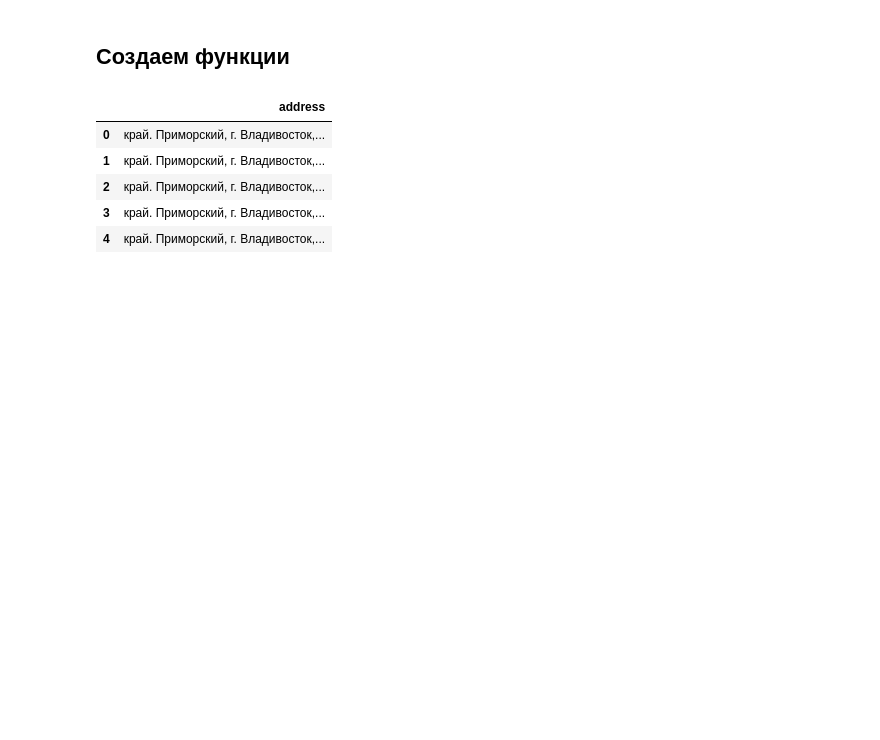
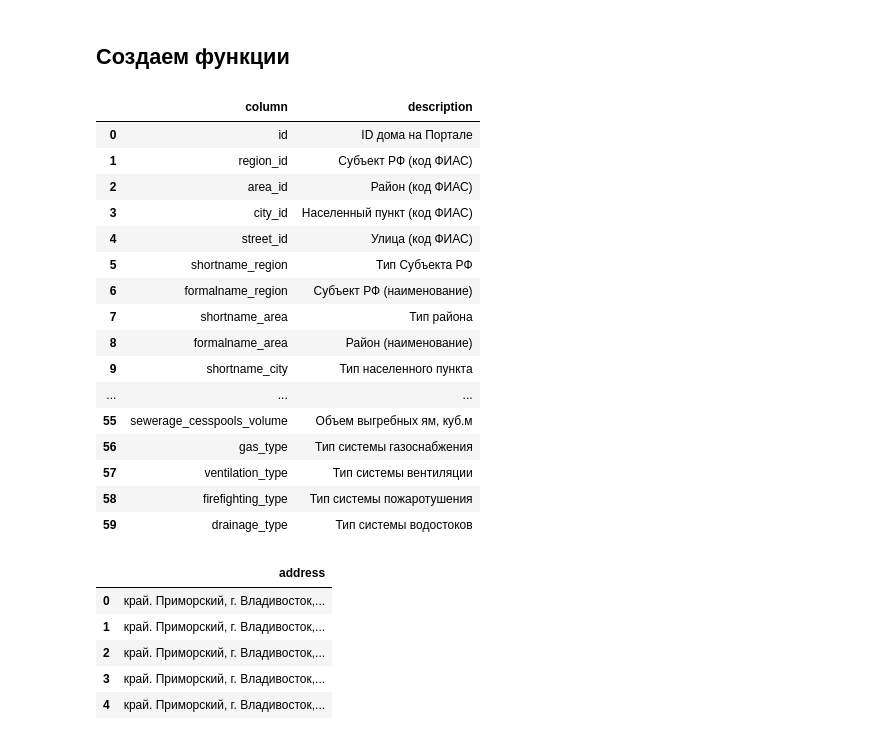
Before and after one commit to leetim/web_scraping_flats, a Jupyter notebook: notebooks/vladivostok_house.ipynb, the cells around one changed output. Saved outputs shown, nothing was run; the diff lists cells and outputs as text; code cells hidden in the pictures; blank space fills up the shorter version.

```diff
--- a/notebooks/vladivostok_house.ipynb
+++ b/notebooks/vladivostok_house.ipynb
@@ -184,6 +203,26 @@ url = 'https://www.reformagkh.ru/opendata?gid=2213474'
 
 # Получаем данные
 address_df, description_fields_df = house(url)
+# %%
+description_fields_df
+# %% [output]
+|  | column | description |
+| 0 | id | ID дома на Портале |
+| 1 | region_id | Субъект РФ (код ФИАС) |
+| 2 | area_id | Район (код ФИАС) |
+| 3 | city_id | Населенный пункт (код ФИАС) |
+| 4 | street_id | Улица (код ФИАС) |
+| 5 | shortname_region | Тип Субъекта РФ |
+| 6 | formalname_region | Субъект РФ (наименование) |
+| 7 | shortname_area | Тип района |
+| 8 | formalname_area | Район (наименование) |
+| 9 | shortname_city | Тип населенного пункта |
+| ... | ... | ... |
+| 55 | sewerage_cesspools_volume | Объем выгребных ям, куб.м |
+| 56 | gas_type | Тип системы газоснабжения |
+| 57 | ventilation_type | Тип системы вентиляции |
+| 58 | firefighting_type | Тип системы пожаротушения |
+| 59 | drainage_type | Тип системы водостоков |
 # %%
 # Записываем данные в pg
 address_df.to_sql(
```
Also changed, not shown: parts of 5 cells of this notebook.
